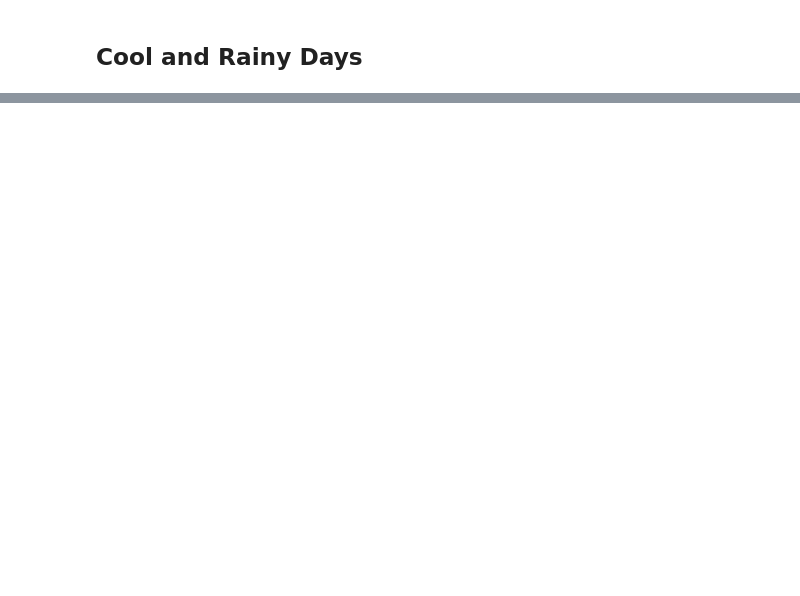
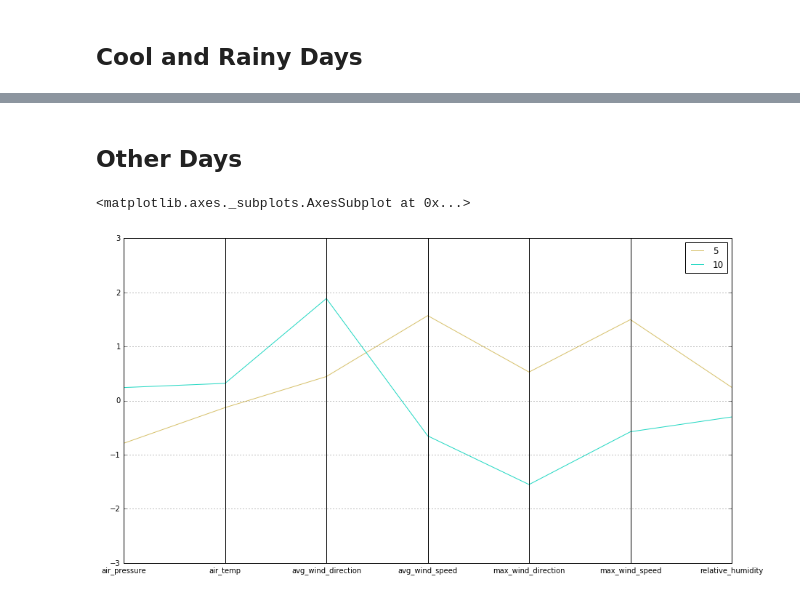
Before and after one commit to words-sdsc/courseraDataSimulation, a Jupyter notebook: course4-ML/Spark - Clustering.ipynb, the cells around one changed output, grey strips where cells are left out. Drawn from its saved outputs; the diff is of its cells as text; code cells hidden in the pictures; blank space fills up the shorter version.

```diff
--- a/course4-ML/Spark - Clustering.ipynb
+++ b/course4-ML/Spark - Clustering.ipynb
@@ -139,0 +186,5 @@ wssseDF.plot(y='WSSSE', x='k', figsize=(15,10), grid=True)
+# %%
+#Drop rows with missing fields
+fullDF 	= full.select(cols).na.drop()
+#How many rows did we drop ?
+fullDF.count()
@@ -139,0 +193,15 @@ wssseDF.plot(y='WSSSE', x='k', figsize=(15,10), grid=True)
+# %%
+#CONVERT Speed from meters/sec to miles per hour
+fullDF 	= fullDF.withColumn('avg_wind_speed', fullDF.avg_wind_speed * 2.236)
+fullDF 	= fullDF.withColumn('max_wind_speed', fullDF.max_wind_speed * 2.236)
+
+#ASSEMBLE all the features into one column
+fullAssembled 	= assembler.transform(fullDF)
+
+#SCALE the dataset column 'features'.
+scalerFullModel	= scaler.fit(fullAssembled)
+scaledFullData 	= scalerFullModel.transform(fullAssembled)
+
+#SELECT the features column and persist the dataframe
+scaledFullData 	= scaledFullData.select("features")
+scaledFullData.persist()
@@ -140,10 +210,9 @@ wssseDF.plot(y='WSSSE', x='k', figsize=(15,10), grid=True)
 # %%
 # Review the graph above and run k-means for a specific k :
-
-kmeans                          = KMeans(k=11, seed = 1)
-%time model                     = kmeans.fit(scaledData)
-%time transformed               = model.transform(scaledData)
-%time featuresAndPrediction     = transformed.select("features", "prediction")
-%time W                         = computeCost(featuresAndPrediction, model)
-print(W)
+kmeans			= KMeans(k=11, seed = 1)
+model			= kmeans.fit(scaledFullData)
+transformed		= model.transform(scaledFullData)
+featuresAndPrediction	= transformed.select("features", "prediction")
+errorWSSSE		= computeCost(featuresAndPrediction, model)
+print(errorWSSSE)
 # %% [output]
@@ -196,6 +253,7 @@ Z = [np.append(A, index) for index, A in enumerate(C)]
 
 # Convert to pandas for plotting
 P = pd.DataFrame(Z, columns=colNames)
+P['prediction'] = P['prediction'].astype(int)
 # %%
 P
 # %% [output]
@@ -242,0 +301,10 @@ parallel_coordinates(P[(P['relative_humidity']>0.5) & (P['air_temp']< 0.5)], 'pr
+# %% [markdown]
+## Other Days
+# %%
+# Parallel Coordinates Plot 1: Dry Days (Low Humidity)
+plt.figure(figsize=(15,8)).gca().axes.set_ylim([-3,+3])
+
+parallel_coordinates(P.iloc[[5,10]], 'prediction')
+# %% [output]
+<matplotlib.axes._subplots.AxesSubplot at 0x...>
+[figure, added]
```
Also changed, not shown: parts of 23 cells of this notebook.
